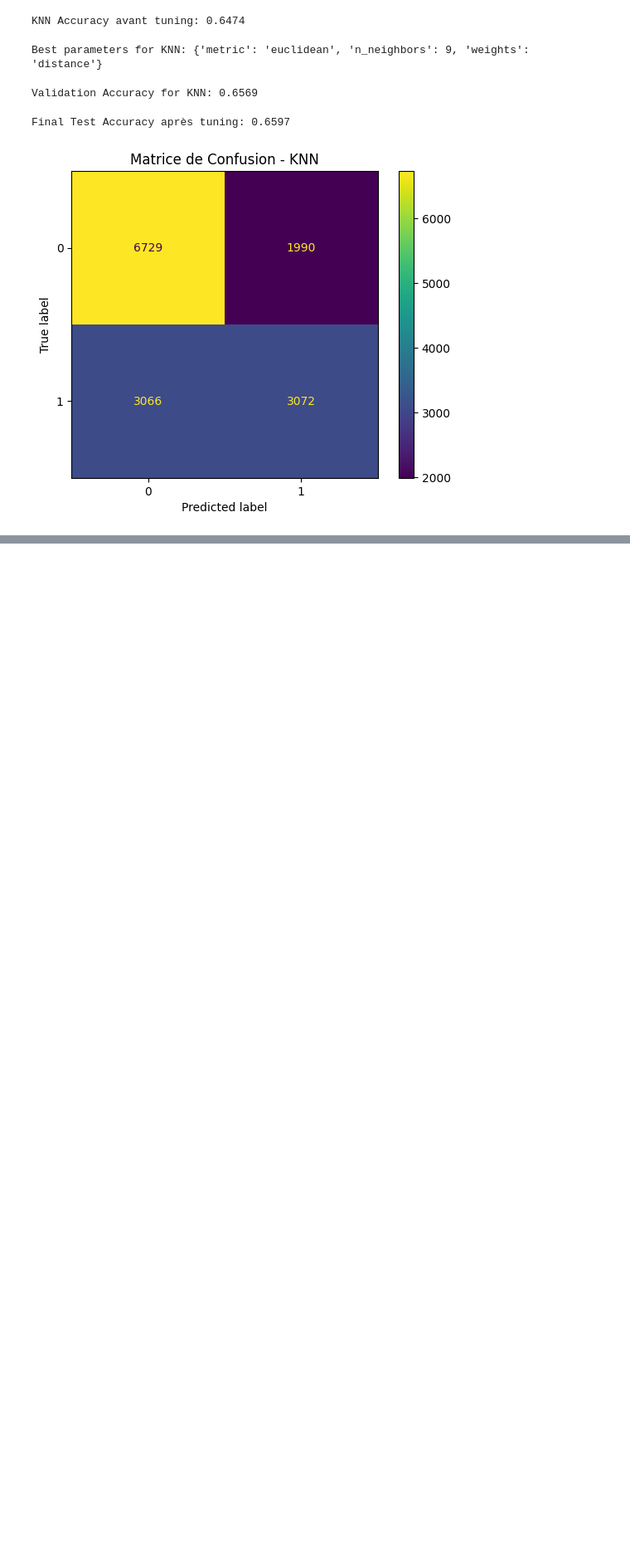
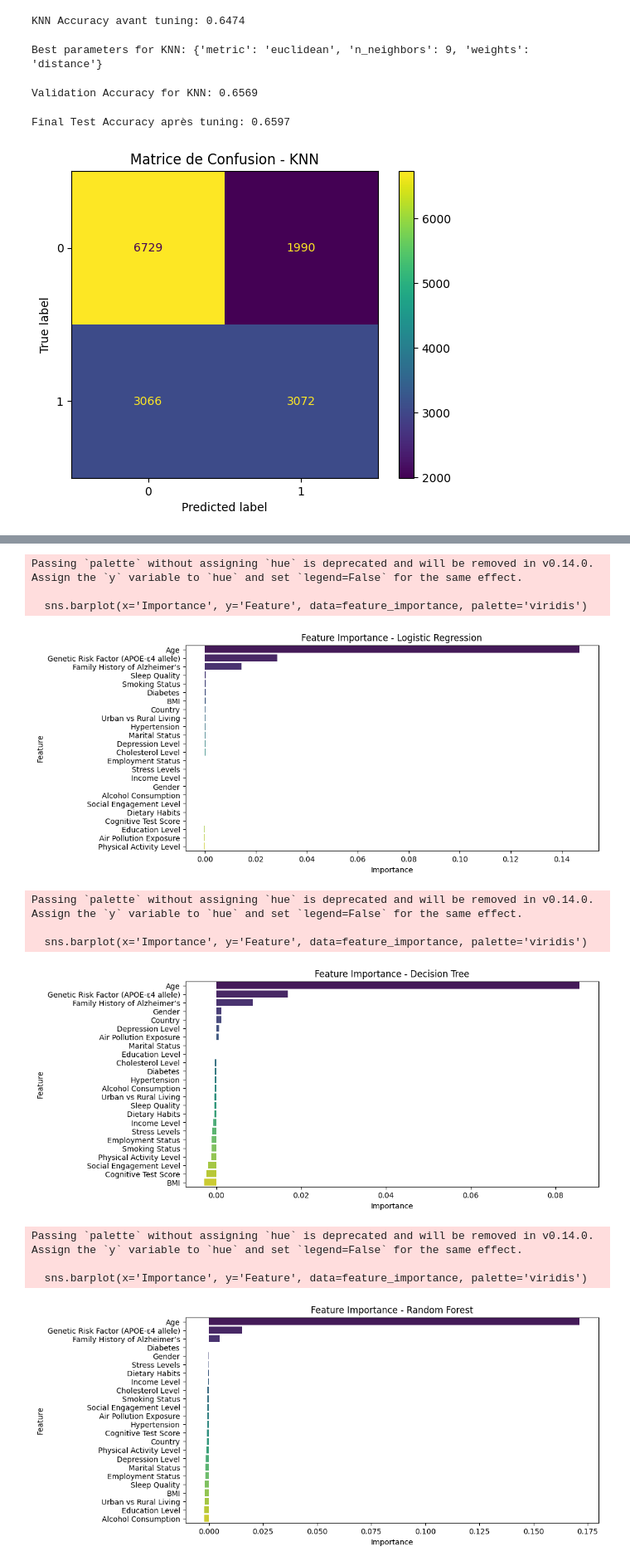
Before and after one commit to BOOBA7/Alzheimers, a Jupyter notebook: Alzheimers Prediction .ipynb, the cells around one changed output, grey strips where cells are left out. Shown at 83% size. Drawn from its saved outputs; the diff is of its cells as text; code cells hidden in the pictures; blank space fills up the shorter version.

```diff
--- a/Alzheimers Prediction .ipynb
+++ b/Alzheimers Prediction .ipynb
@@ -482,0 +517,26 @@ plt.show()
+# %%
+from sklearn.inspection import permutation_importance
+# Interprétabilité avec l'importance des features
+for name, model in models.items():
+    model.fit(X_train, y_train)
+    result = permutation_importance(model, X_test, y_test, n_repeats=10, random_state=42)
+    feature_importance = pd.DataFrame({'Feature': X.columns, 'Importance': result.importances_mean})
+    feature_importance = feature_importance.sort_values(by='Importance', ascending=False)
+
+    plt.figure(figsize=(10, 5))
+    sns.barplot(x='Importance', y='Feature', data=feature_importance, palette='viridis')
+    plt.title(f'Feature Importance - {name}')
+    plt.show()
+# %% [output]
+Passing `palette` without assigning `hue` is deprecated and will be removed in v0.14.0. Assign the `y` variable to `hue` and set `legend=False` for the same effect.
+
+  sns.barplot(x='Importance', y='Feature', data=feature_importance, palette='viridis')
+[figure, added]
+Passing `palette` without assigning `hue` is deprecated and will be removed in v0.14.0. Assign the `y` variable to `hue` and set `legend=False` for the same effect.
+
+  sns.barplot(x='Importance', y='Feature', data=feature_importance, palette='viridis')
+[figure, added]
+Passing `palette` without assigning `hue` is deprecated and will be removed in v0.14.0. Assign the `y` variable to `hue` and set `legend=False` for the same effect.
+
+  sns.barplot(x='Importance', y='Feature', data=feature_importance, palette='viridis')
+[figure, added]
```
Also changed, not shown: parts of 7 cells of this notebook.
